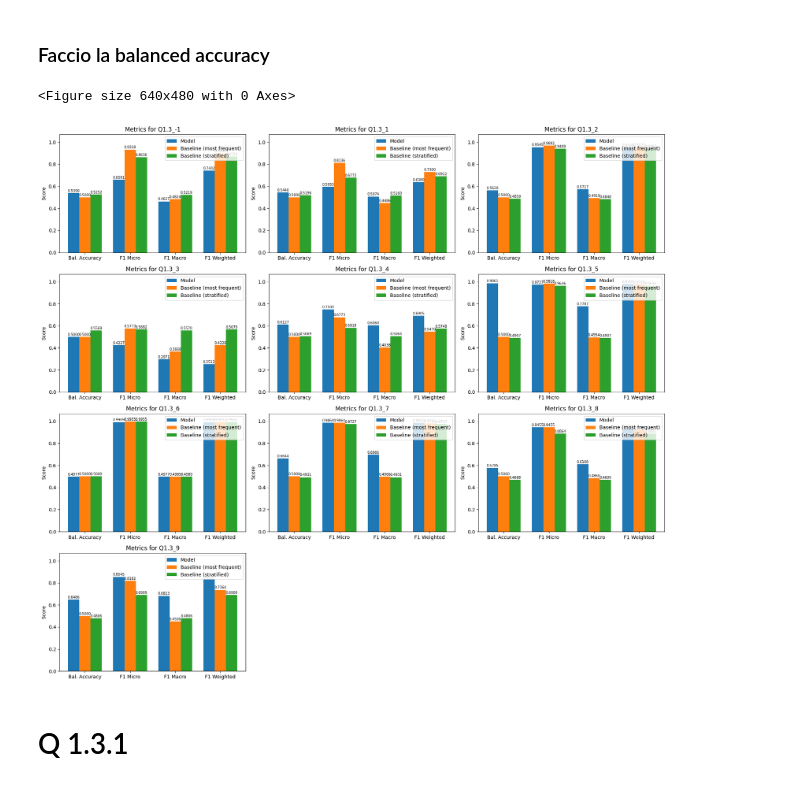
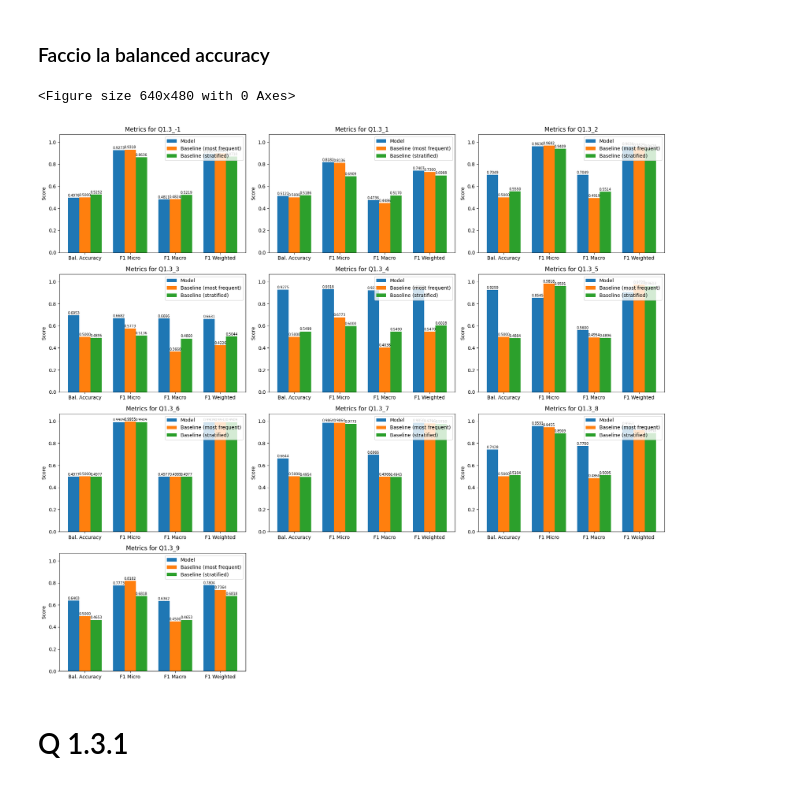
Before and after one commit to bianchi-john/ChatGPTAsAnnotator, a Jupyter notebook: Code/Comparison.ipynb, the cells around one changed output. Drawn from its saved outputs; the diff is of its cells as text; code cells hidden in the pictures.

```diff
--- a/Code/Comparison.ipynb
+++ b/Code/Comparison.ipynb
@@ -60,7 +76,7 @@ def inter_annotator_agreement(df, column_name, annotator1, annotator2, optional,
 # %% [markdown]
 ## Funzione per le metriche standard (balanced accuracy)
 # %%
-def calculate_standard_metrics(annotator_1, annotator_2, df):
+def calculate_standard_metrics(annotator_1, annotator_2, df, optional=False):
     filtered_df = df[df['annotator'].isin([annotator_1, annotator_2])]
     ids_annotator_1 = filtered_df[filtered_df['annotator'] == annotator_1]['id']
     ids_annotator_2 = filtered_df[filtered_df['annotator'] == annotator_2]['id']
@@ -82,8 +98,12 @@ def calculate_standard_metrics(annotator_1, annotator_2, df):
         y_gpt = merged_data[col + "_gpt"]
         y_human = merged_data[col + "_human"]
 
-        # Filter out cases where either annotator has value -1
-        valid_indices = (y_gpt != -1) & (y_human != -1)
+        if not optional:
+            # Filter out cases where either annotator has value -1
+            valid_indices = (y_gpt != -1) & (y_gpt != '-1') & (y_human != -1) & (y_human != '-1')
+        else:
+            valid_indices = pd.Series([True] * len(y_gpt))
+
         y_gpt = y_gpt[valid_indices]
         y_human = y_human[valid_indices]
 
@@ -670,10 +699,11 @@ df_1_3
 # %% [markdown]
 ### Faccio la balanced accuracy
 # %%
-calculate_standard_metrics('Marinella', 'ChatGPT4AsAnnotator', df_1_3)
+optional = False
+calculate_standard_metrics('Marinella', 'ChatGPT4AsAnnotator', df_1_3, optional)
 # %% [output]
 <Figure size 640x480 with 0 Axes>
-[figure, old version]
+[figure, new version]
 # %% [markdown]
 # Q 1.3.1
 # %% [markdown]
```
Also changed, not shown: parts of 19 cells of this notebook, 10 other files.
